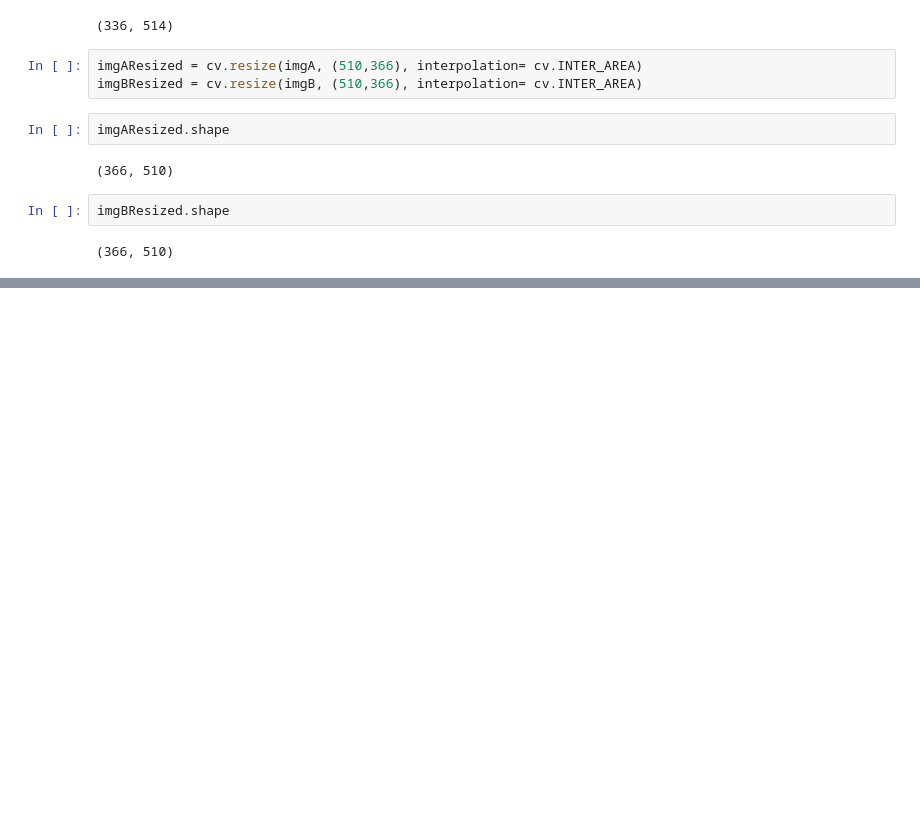
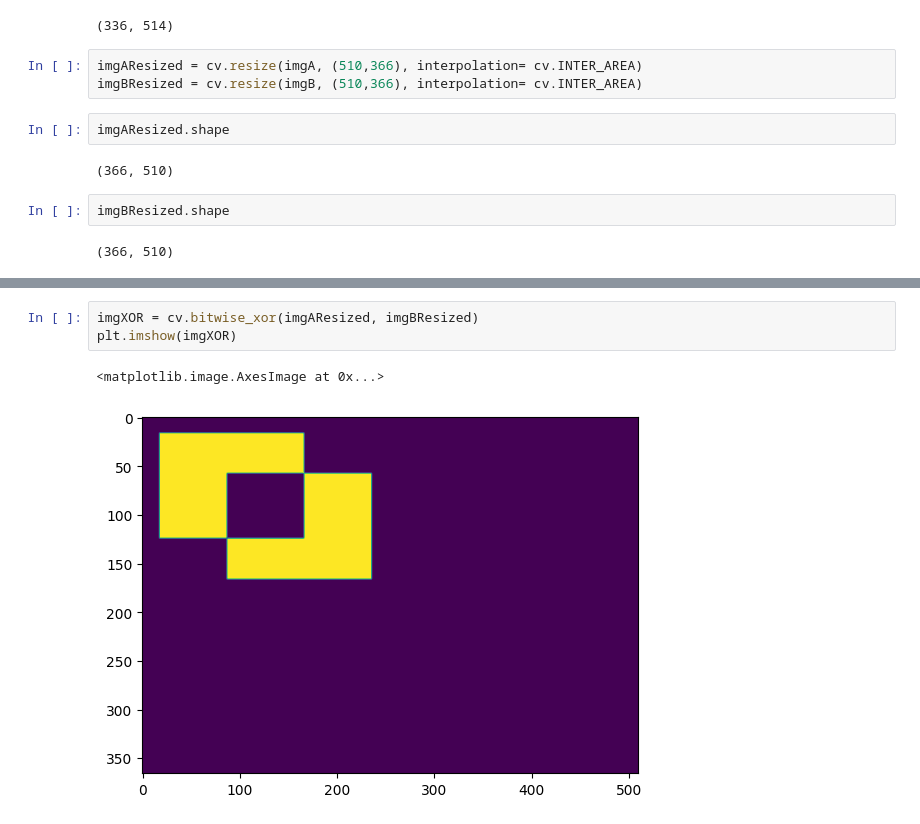
Before and after one commit to grupoudea/operaciones-con-imagenes, a Jupyter notebook: logica.ipynb, the cells around one changed output, grey strips where cells are left out. Saved outputs shown, nothing was run; the diff lists cells and outputs as text; blank space fills up the shorter version.

```diff
--- a/logica.ipynb
+++ b/logica.ipynb
@@ -54,0 +67,6 @@ imgBResized.shape
+# %%
+imgXOR = cv.bitwise_xor(imgAResized, imgBResized)
+plt.imshow(imgXOR)
+# %% [output]
+<matplotlib.image.AxesImage at 0x...>
+[figure, added]
```
Also changed, not shown: parts of 3 cells of this notebook.
